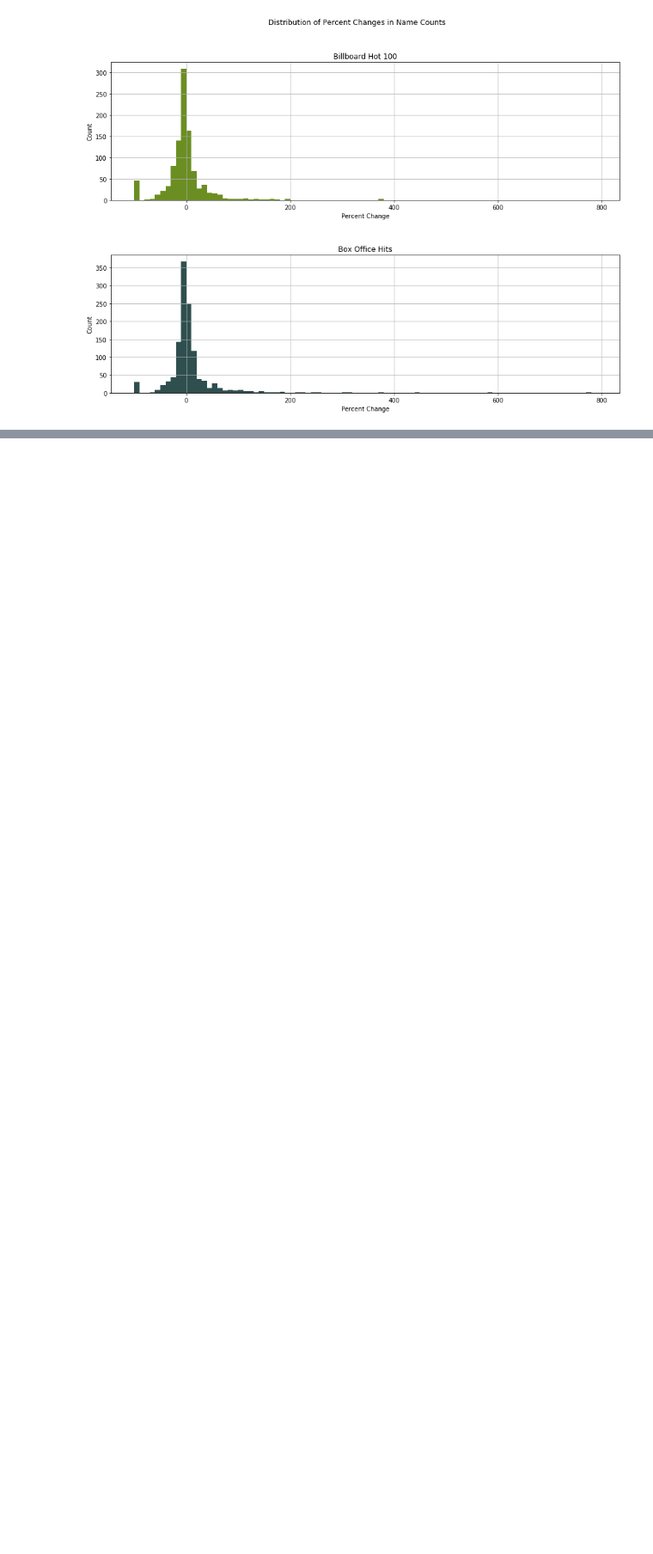
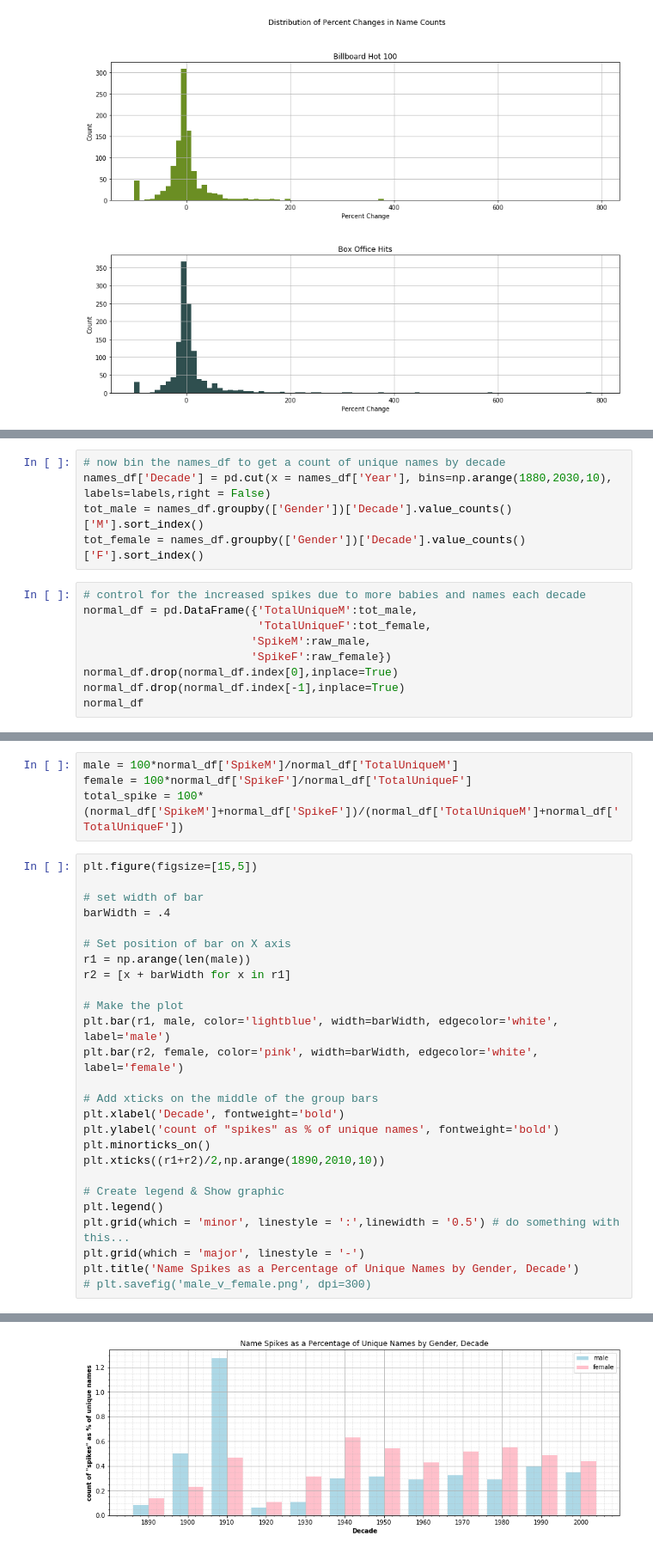
Before and after one commit to SagiNandKishore/project-1, a Jupyter notebook: Chris.ipynb, the cells around one changed output, grey strips where cells are left out. Shown: that part at 86% size. Drawn from its saved outputs; the diff is of its cells as text; blank space fills up the shorter version.

```diff
--- a/Chris.ipynb
+++ b/Chris.ipynb
@@ -412,0 +522,14 @@ plt.savefig('compare_distributions.png', dpi=300)
+# %%
+# now bin the names_df to get a count of unique names by decade
+names_df['Decade'] = pd.cut(x = names_df['Year'], bins=np.arange(1880,2030,10), labels=labels,right = False)
+tot_male = names_df.groupby(['Gender'])['Decade'].value_counts()['M'].sort_index()
+tot_female = names_df.groupby(['Gender'])['Decade'].value_counts()['F'].sort_index()
+# %%
+# control for the increased spikes due to more babies and names each decade
+normal_df = pd.DataFrame({'TotalUniqueM':tot_male,
+                          'TotalUniqueF':tot_female,
+                         'SpikeM':raw_male,
+                         'SpikeF':raw_female})
+normal_df.drop(normal_df.index[0],inplace=True)
+normal_df.drop(normal_df.index[-1],inplace=True)
+normal_df
@@ -412,0 +550,31 @@ plt.savefig('compare_distributions.png', dpi=300)
+# %%
+male = 100*normal_df['SpikeM']/normal_df['TotalUniqueM']
+female = 100*normal_df['SpikeF']/normal_df['TotalUniqueF']
+total_spike = 100*(normal_df['SpikeM']+normal_df['SpikeF'])/(normal_df['TotalUniqueM']+normal_df['TotalUniqueF'])
+# %%
+plt.figure(figsize=[15,5])
+
+# set width of bar
+barWidth = .4
+
+# Set position of bar on X axis
+r1 = np.arange(len(male))
+r2 = [x + barWidth for x in r1]
+
+# Make the plot
+plt.bar(r1, male, color='lightblue', width=barWidth, edgecolor='white', label='male')
+plt.bar(r2, female, color='pink', width=barWidth, edgecolor='white', label='female')
+
+# Add xticks on the middle of the group bars
+plt.xlabel('Decade', fontweight='bold')
+plt.ylabel('count of "spikes" as % of unique names', fontweight='bold')
+plt.minorticks_on()
+plt.xticks((r1+r2)/2,np.arange(1890,2010,10))
+
+# Create legend & Show graphic
+plt.legend()
+plt.grid(which = 'minor', linestyle = ':',linewidth = '0.5') # do something with this...
+plt.grid(which = 'major', linestyle = '-')
+plt.title('Name Spikes as a Percentage of Unique Names by Gender, Decade')
+# plt.savefig('male_v_female.png', dpi=300)
+# %% [output]
@@ -412,0 +582 @@ plt.savefig('compare_distributions.png', dpi=300)
+[figure, added]
```
Also changed, not shown: parts of 33 cells of this notebook, 4 other files.
